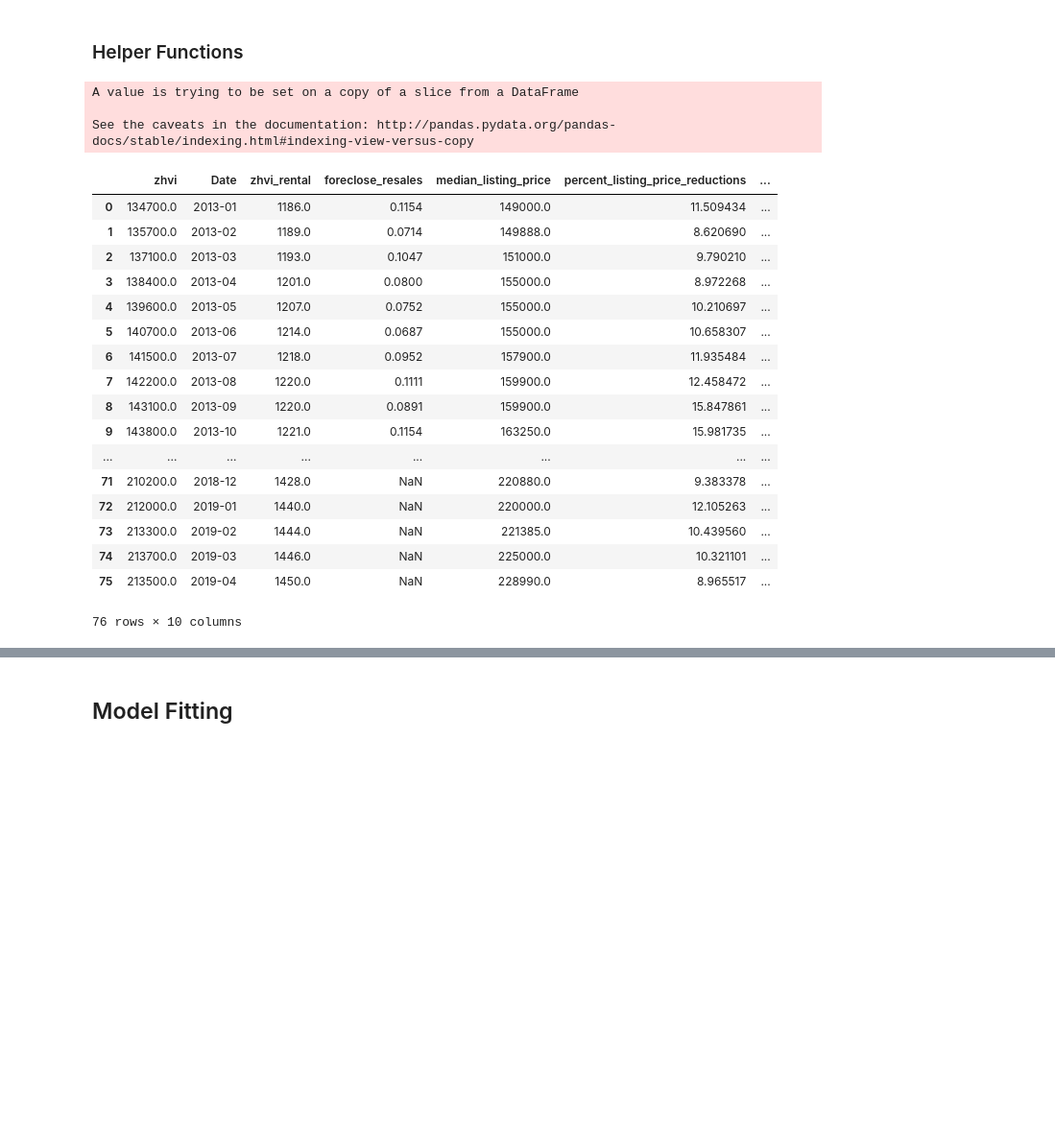
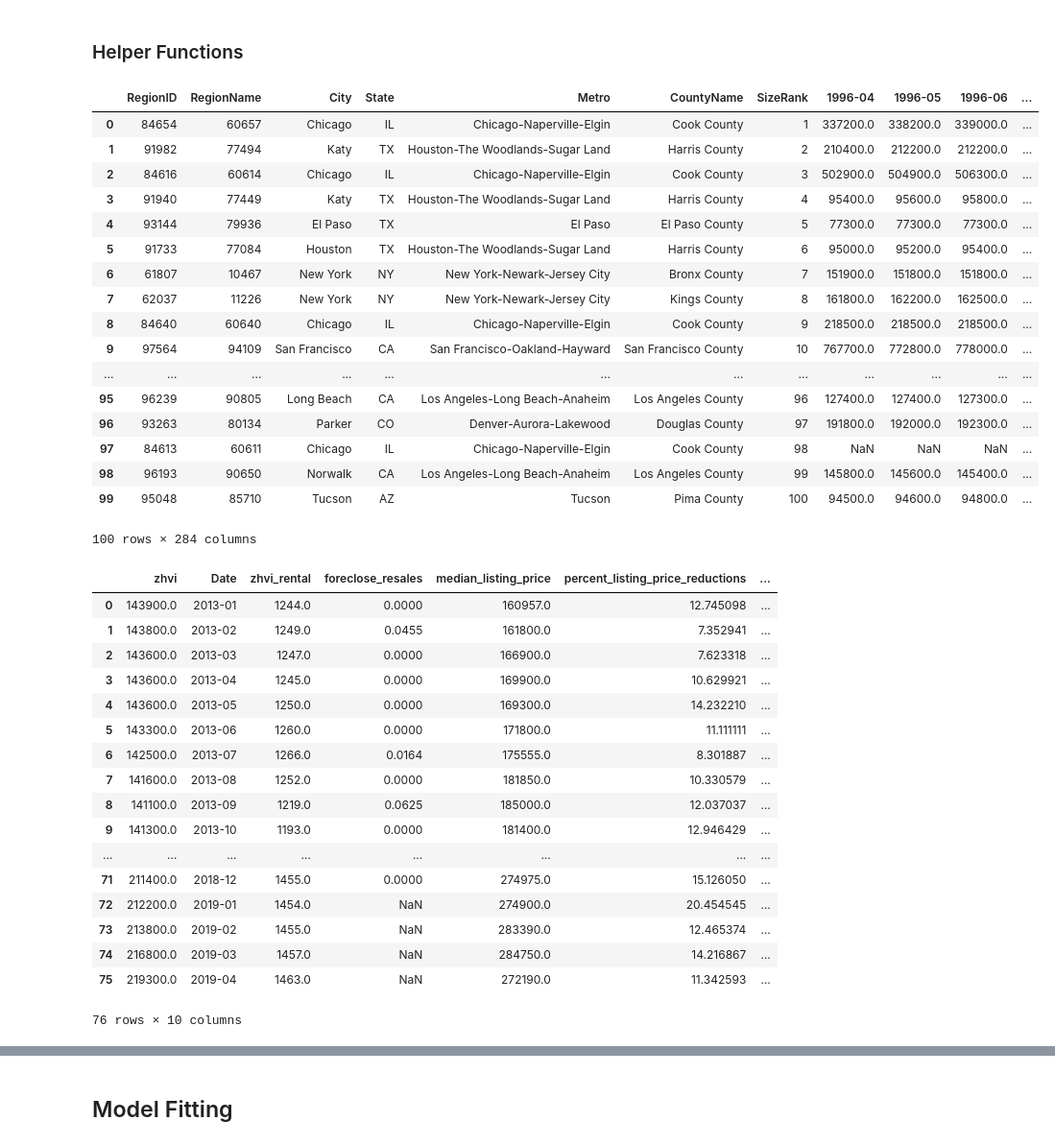
Before and after one commit to jtjones0304/zillow, a Jupyter notebook: Zillow Exploration.ipynb, the cells around one changed output, grey strips where cells are left out. Shown at 96% size. Saved outputs shown, nothing was run; the diff lists cells and outputs as text; code cells hidden in the pictures; blank space fills up the shorter version.

```diff
--- a/Zillow Exploration.ipynb
+++ b/Zillow Exploration.ipynb
@@ -124,25 +149,43 @@ def join_data_available(zip_code, data_sets):
+# %%
+zhvi_data.head(100)
+# %% [output]
+|  | RegionID | RegionName | City | State | Metro | CountyName | SizeRank | 1996-04 | 1996-05 | 1996-06 | ... |
+| 0 | 84654 | 60657 | Chicago | IL | Chicago-Naperville-Elgin | Cook County | 1 | 337200.0 | 338200.0 | 339000.0 | ... |
+| 1 | 91982 | 77494 | Katy | TX | Houston-The Woodlands-Sugar Land | Harris County | 2 | 210400.0 | 212200.0 | 212200.0 | ... |
+| 2 | 84616 | 60614 | Chicago | IL | Chicago-Naperville-Elgin | Cook County | 3 | 502900.0 | 504900.0 | 506300.0 | ... |
+| 3 | 91940 | 77449 | Katy | TX | Houston-The Woodlands-Sugar Land | Harris County | 4 | 95400.0 | 95600.0 | 95800.0 | ... |
+| 4 | 93144 | 79936 | El Paso | TX | El Paso | El Paso County | 5 | 77300.0 | 77300.0 | 77300.0 | ... |
+| 5 | 91733 | 77084 | Houston | TX | Houston-The Woodlands-Sugar Land | Harris County | 6 | 95000.0 | 95200.0 | 95400.0 | ... |
+| 6 | 61807 | 10467 | New York | NY | New York-Newark-Jersey City | Bronx County | 7 | 151900.0 | 151800.0 | 151800.0 | ... |
+| 7 | 62037 | 11226 | New York | NY | New York-Newark-Jersey City | Kings County | 8 | 161800.0 | 162200.0 | 162500.0 | ... |
+| 8 | 84640 | 60640 | Chicago | IL | Chicago-Naperville-Elgin | Cook County | 9 | 218500.0 | 218500.0 | 218500.0 | ... |
+| 9 | 97564 | 94109 | San Francisco | CA | San Francisco-Oakland-Hayward | San Francisco County | 10 | 767700.0 | 772800.0 | 778000.0 | ... |
+| ... | ... | ... | ... | ... | ... | ... | ... | ... | ... | ... | ... |
+| 95 | 96239 | 90805 | Long Beach | CA | Los Angeles-Long Beach-Anaheim | Los Angeles County | 96 | 127400.0 | 127400.0 | 127300.0 | ... |
+| 96 | 93263 | 80134 | Parker | CO | Denver-Aurora-Lakewood | Douglas County | 97 | 191800.0 | 192000.0 | 192300.0 | ... |
+| 97 | 84613 | 60611 | Chicago | IL | Chicago-Naperville-Elgin | Cook County | 98 | NaN | NaN | NaN | ... |
+| 98 | 96193 | 90650 | Norwalk | CA | Los Angeles-Long Beach-Anaheim | Los Angeles County | 99 | 145800.0 | 145600.0 | 145400.0 | ... |
+| 99 | 95048 | 85710 | Tucson | AZ | Tucson | Pima County | 100 | 94500.0 | 94600.0 | 94800.0 | ... |
+100 rows × 284 columns
 # %%
-join_data_available(28269, data_sets_dict)
+join_data_available(78666, data_sets_dict)
 # %% [output]
+|  | zhvi | Date | zhvi_rental | foreclose_resales | median_listing_price | percent_listing_price_reductions | ... |
+| 0 | 143900.0 | 2013-01 | 1244.0 | 0.0000 | 160957.0 | 12.745098 | ... |
+| 1 | 143800.0 | 2013-02 | 1249.0 | 0.0455 | 161800.0 | 7.352941 | ... |
+| 2 | 143600.0 | 2013-03 | 1247.0 | 0.0000 | 166900.0 | 7.623318 | ... |
+| 3 | 143600.0 | 2013-04 | 1245.0 | 0.0000 | 169900.0 | 10.629921 | ... |
+| 4 | 143600.0 | 2013-05 | 1250.0 | 0.0000 | 169300.0 | 14.232210 | ... |
+| 5 | 143300.0 | 2013-06 | 1260.0 | 0.0000 | 171800.0 | 11.111111 | ... |
+| 6 | 142500.0 | 2013-07 | 1266.0 | 0.0164 | 175555.0 | 8.301887 | ... |
+| 7 | 141600.0 | 2013-08 | 1252.0 | 0.0000 | 181850.0 | 10.330579 | ... |
+| 8 | 141100.0 | 2013-09 | 1219.0 | 0.0625 | 185000.0 | 12.037037 | ... |
+| 9 | 141300.0 | 2013-10 | 1193.0 | 0.0000 | 181400.0 | 12.946429 | ... |
+| ... | ... | ... | ... | ... | ... | ... | ... |
+| 71 | 211400.0 | 2018-12 | 1455.0 | 0.0000 | 274975.0 | 15.126050 | ... |
+| 72 | 212200.0 | 2019-01 | 1454.0 | NaN | 274900.0 | 20.454545 | ... |
+| 73 | 213800.0 | 2019-02 | 1455.0 | NaN | 283390.0 | 12.465374 | ... |
+| 74 | 216800.0 | 2019-03 | 1457.0 | NaN | 284750.0 | 14.216867 | ... |
+| 75 | 219300.0 | 2019-04 | 1463.0 | NaN | 272190.0 | 11.342593 | ... |
-A value is trying to be set on a copy of a slice from a DataFrame
-
-See the caveats in the documentation: http://pandas.pydata.org/pandas-docs/stable/indexing.html#indexing-view-versus-copy
+76 rows × 10 columns
-|  | zhvi | Date | zhvi_rental | foreclose_resales | median_listing_price | percent_listing_price_reductions | ... |
-| 0 | 134700.0 | 2013-01 | 1186.0 | 0.1154 | 149000.0 | 11.509434 | ... |
-| 1 | 135700.0 | 2013-02 | 1189.0 | 0.0714 | 149888.0 | 8.620690 | ... |
-| 2 | 137100.0 | 2013-03 | 1193.0 | 0.1047 | 151000.0 | 9.790210 | ... |
-| 3 | 138400.0 | 2013-04 | 1201.0 | 0.0800 | 155000.0 | 8.972268 | ... |
-| 4 | 139600.0 | 2013-05 | 1207.0 | 0.0752 | 155000.0 | 10.210697 | ... |
-| 5 | 140700.0 | 2013-06 | 1214.0 | 0.0687 | 155000.0 | 10.658307 | ... |
-| 6 | 141500.0 | 2013-07 | 1218.0 | 0.0952 | 157900.0 | 11.935484 | ... |
-| 7 | 142200.0 | 2013-08 | 1220.0 | 0.1111 | 159900.0 | 12.458472 | ... |
-| 8 | 143100.0 | 2013-09 | 1220.0 | 0.0891 | 159900.0 | 15.847861 | ... |
-| 9 | 143800.0 | 2013-10 | 1221.0 | 0.1154 | 163250.0 | 15.981735 | ... |
-| ... | ... | ... | ... | ... | ... | ... | ... |
-| 71 | 210200.0 | 2018-12 | 1428.0 | NaN | 220880.0 | 9.383378 | ... |
-| 72 | 212000.0 | 2019-01 | 1440.0 | NaN | 220000.0 | 12.105263 | ... |
-| 73 | 213300.0 | 2019-02 | 1444.0 | NaN | 221385.0 | 10.439560 | ... |
-| 74 | 213700.0 | 2019-03 | 1446.0 | NaN | 225000.0 | 10.321101 | ... |
-| 75 | 213500.0 | 2019-04 | 1450.0 | NaN | 228990.0 | 8.965517 | ... |
-76 rows × 10 columns
 # %%
```
Also changed, not shown: parts of 10 cells of this notebook.
